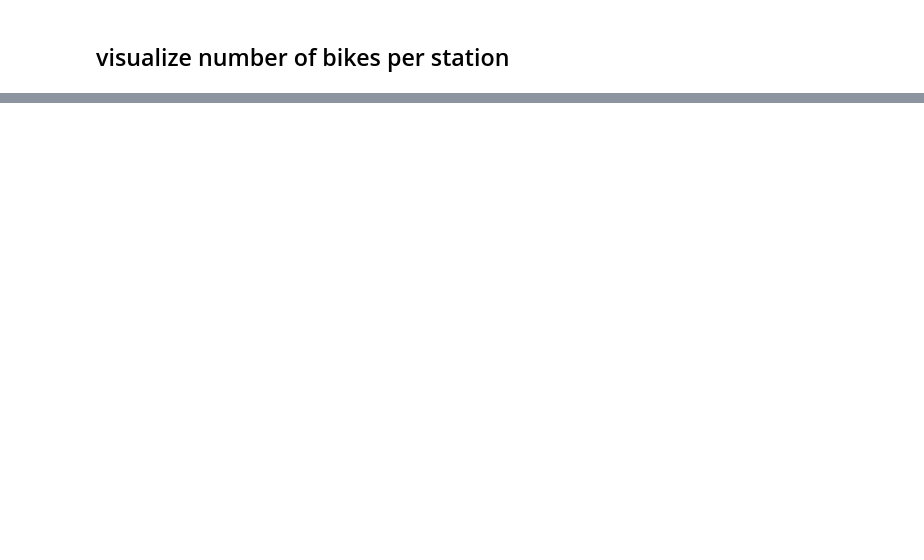
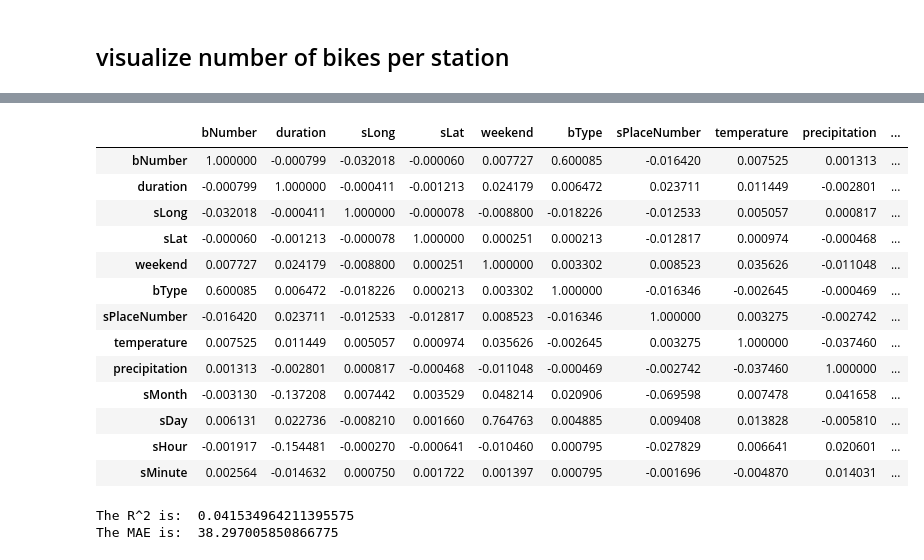
Before and after one commit to Tezzmo/PDS_Project, a Jupyter notebook: notebooks/dataExplorationJonas.ipynb, the cells around one changed output, grey strips where cells are left out. Saved outputs shown, nothing was run; the diff lists cells and outputs as text; code cells hidden in the pictures; blank space fills up the shorter version.

Commit message:
First polynomial prediction

```diff
--- a/notebooks/dataExplorationJonas.ipynb
+++ b/notebooks/dataExplorationJonas.ipynb
@@ -125,0 +187,3 @@ nextbike.visualization.visualizeNumberOfBikesPerStationBarplot('2019-08-20 19:00
+# %%
+dfTrips = dfTrips.drop(columns=['eTime', 'eLong', 'eLat', 'ePlaceNumber'])
+dfTrips
@@ -125,0 +204,6 @@ nextbike.visualization.visualizeNumberOfBikesPerStationBarplot('2019-08-20 19:00
+# %%
+dfTrips['sMonth'] = dfTrips['sTime'].dt.month
+dfTrips['sDay'] = dfTrips['sTime'].dt.weekday
+dfTrips['sHour'] = dfTrips['sTime'].dt.hour
+dfTrips['sMinute'] = dfTrips['sTime'].dt.minute
+dfTrips
@@ -125,0 +224,3 @@ nextbike.visualization.visualizeNumberOfBikesPerStationBarplot('2019-08-20 19:00
+# %%
+dfTrips = dfTrips.drop(columns=['sTime'])
+dfTrips
@@ -125,0 +241,3 @@ nextbike.visualization.visualizeNumberOfBikesPerStationBarplot('2019-08-20 19:00
+# %%
+dfTrips['duration'] = dfTrips['duration'].dt.total_minutes()
+dfTrips
@@ -125,0 +258,17 @@ nextbike.visualization.visualizeNumberOfBikesPerStationBarplot('2019-08-20 19:00
+# %%
+dfTrips.corr()
+# %% [output]
+|  | bNumber | duration | sLong | sLat | weekend | bType | sPlaceNumber | temperature | precipitation | ... |
+| bNumber | 1.000000 | -0.000799 | -0.032018 | -0.000060 | 0.007727 | 0.600085 | -0.016420 | 0.007525 | 0.001313 | ... |
+| duration | -0.000799 | 1.000000 | -0.000411 | -0.001213 | 0.024179 | 0.006472 | 0.023711 | 0.011449 | -0.002801 | ... |
+| sLong | -0.032018 | -0.000411 | 1.000000 | -0.000078 | -0.008800 | -0.018226 | -0.012533 | 0.005057 | 0.000817 | ... |
+| sLat | -0.000060 | -0.001213 | -0.000078 | 1.000000 | 0.000251 | 0.000213 | -0.012817 | 0.000974 | -0.000468 | ... |
+| weekend | 0.007727 | 0.024179 | -0.008800 | 0.000251 | 1.000000 | 0.003302 | 0.008523 | 0.035626 | -0.011048 | ... |
+| bType | 0.600085 | 0.006472 | -0.018226 | 0.000213 | 0.003302 | 1.000000 | -0.016346 | -0.002645 | -0.000469 | ... |
+| sPlaceNumber | -0.016420 | 0.023711 | -0.012533 | -0.012817 | 0.008523 | -0.016346 | 1.000000 | 0.003275 | -0.002742 | ... |
+| temperature | 0.007525 | 0.011449 | 0.005057 | 0.000974 | 0.035626 | -0.002645 | 0.003275 | 1.000000 | -0.037460 | ... |
+| precipitation | 0.001313 | -0.002801 | 0.000817 | -0.000468 | -0.011048 | -0.000469 | -0.002742 | -0.037460 | 1.000000 | ... |
+| sMonth | -0.003130 | -0.137208 | 0.007442 | 0.003529 | 0.048214 | 0.020906 | -0.069598 | 0.007478 | 0.041658 | ... |
+| sDay | 0.006131 | 0.022736 | -0.008210 | 0.001660 | 0.764763 | 0.004885 | 0.009408 | 0.013828 | -0.005810 | ... |
+| sHour | -0.001917 | -0.154481 | -0.000270 | -0.000641 | -0.010460 | 0.000795 | -0.027829 | 0.006641 | 0.020601 | ... |
+| sMinute | 0.002564 | -0.014632 | 0.000750 | 0.001722 | 0.001397 | 0.000795 | -0.001696 | -0.004870 | 0.014031 | ... |
@@ -125,0 +285,13 @@ nextbike.visualization.visualizeNumberOfBikesPerStationBarplot('2019-08-20 19:00
+# %%
+poly_reg = PolynomialFeatures (degree = 1)
+x_poly = poly_reg.fit_transform(x_train)
+
+model = LinearRegression(normalize = True, n_jobs=-1)
+model.fit(x_poly, y_train)
+
+y_pred = model.predict(poly_reg.fit_transform(x_test))
+print('The R^2 is: ', r2_score(y_test, y_pred))
+print('The MAE is: ', mean_absolute_error(y_test, y_pred))
+# %% [output]
+The R^2 is:  0.041534964211395575
+The MAE is:  38.297005850866775
```
Also changed, not shown: parts of 21 cells of this notebook.
